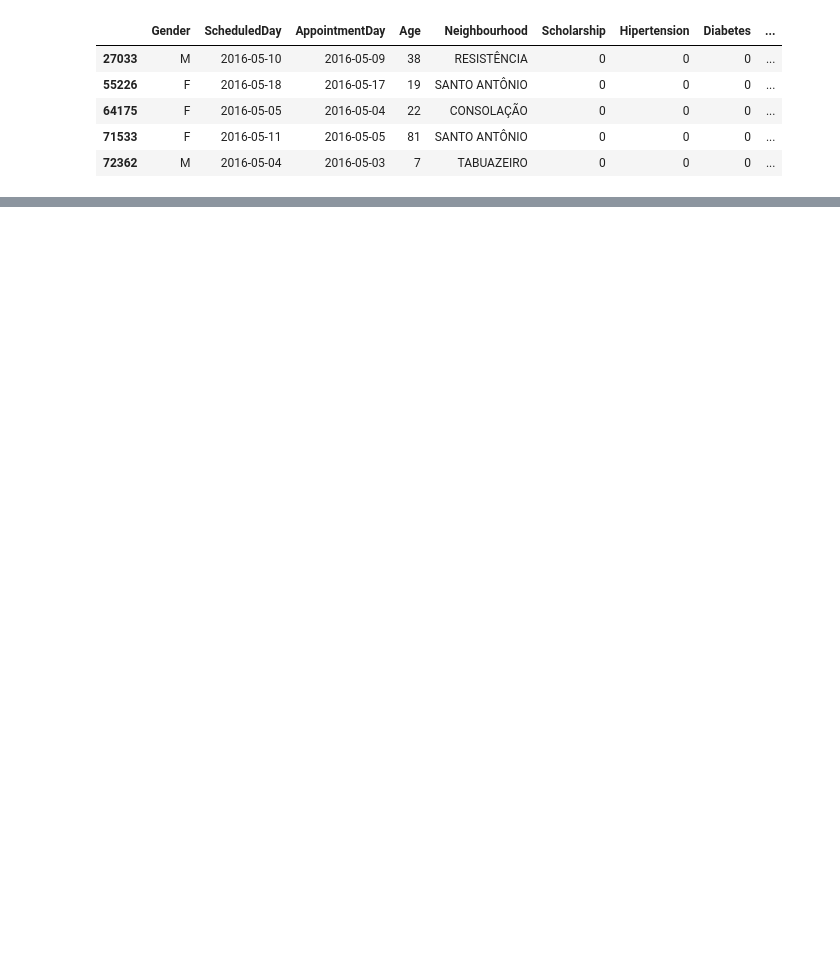
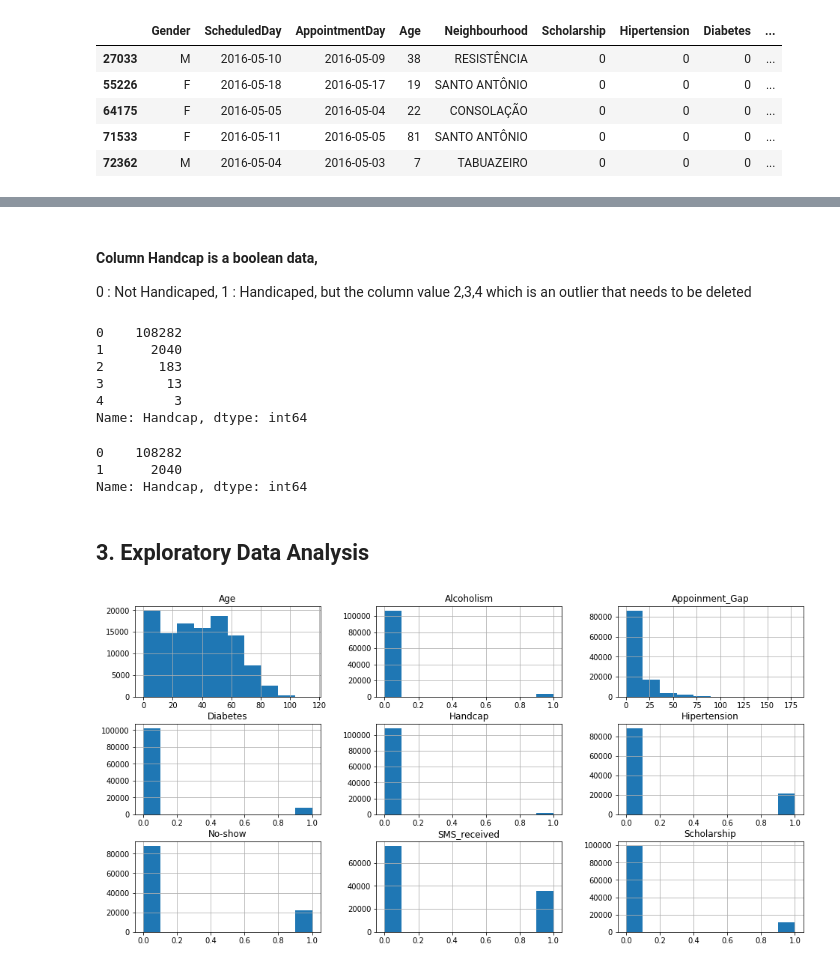
Before and after one commit to Sibin-Sibi/Noshow_appoinments, a Jupyter notebook: model.ipynb, the cells around one changed output, grey strips where cells are left out. Cells and saved outputs as stored; diff of their text form; code cells hidden in the pictures; blank space fills up the shorter version.

```diff
--- a/model.ipynb
+++ b/model.ipynb
@@ -187,3 +202,16 @@ No-show 'Yes' :1
         'No' : 0
 # %%
 data['No-show'] = data['No-show'].apply(lambda x : 1 if x == 'Yes'else 0)
+# %% [markdown]
+#### Column Handcap is a boolean data,
+0 : Not Handicaped, 1 : Handicaped,
+but the column value 2,3,4 which is an outlier that needs to be deleted
+# %%
+data['Handcap'].value_counts()
+# %% [output]
+0    108282
+1      2040
+2       183
+3        13
+4         3
+Name: Handcap, dtype: int64
@@ -189,0 +224,15 @@ data['No-show'] = data['No-show'].apply(lambda x : 1 if x == 'Yes'else 0)
+# %%
+#checking again
+data['Handcap'].value_counts()
+# %% [output]
+0    108282
+1      2040
+Name: Handcap, dtype: int64
+# %% [markdown]
+<a id='eda'></a>
+## 3. Exploratory Data Analysis
+# %%
+#plotting a histogram to see the data distribution
+data.hist(figsize = (16,8));
+# %% [output]
+[figure, added]
```
Also changed, not shown: parts of 52 cells of this notebook.
